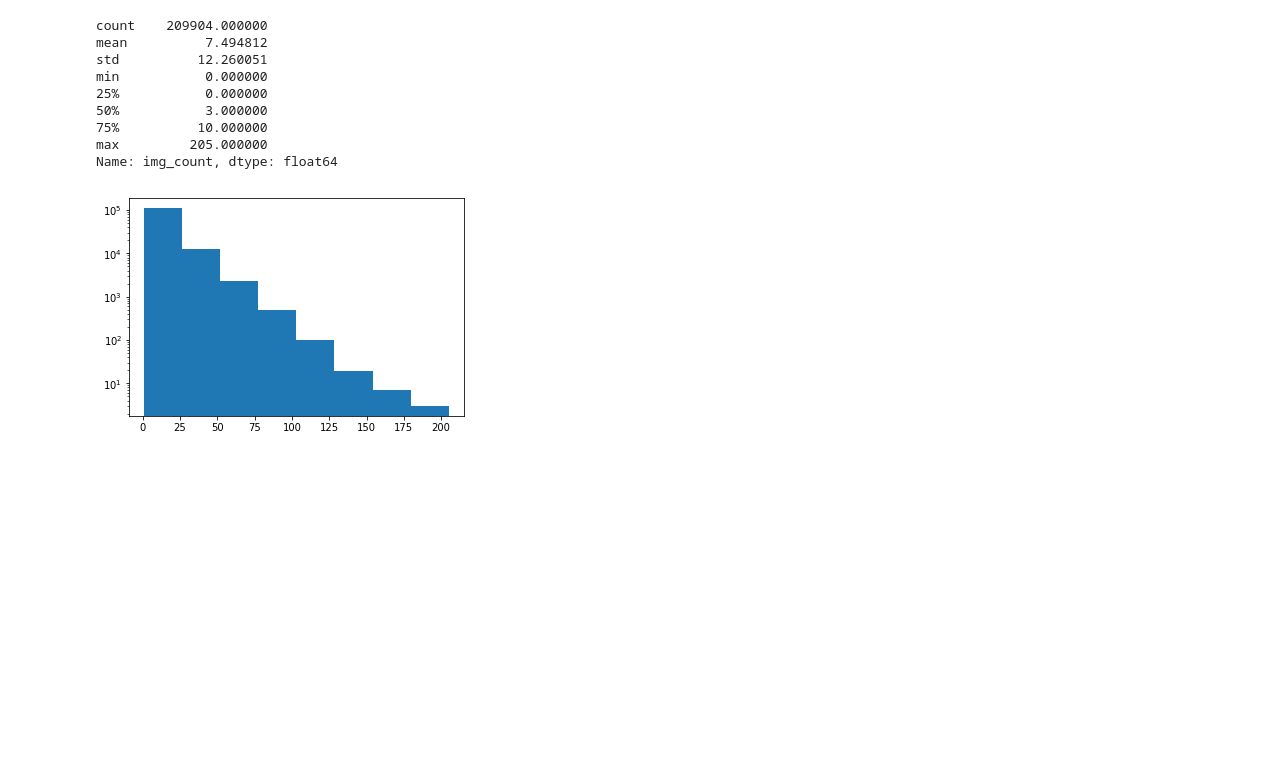
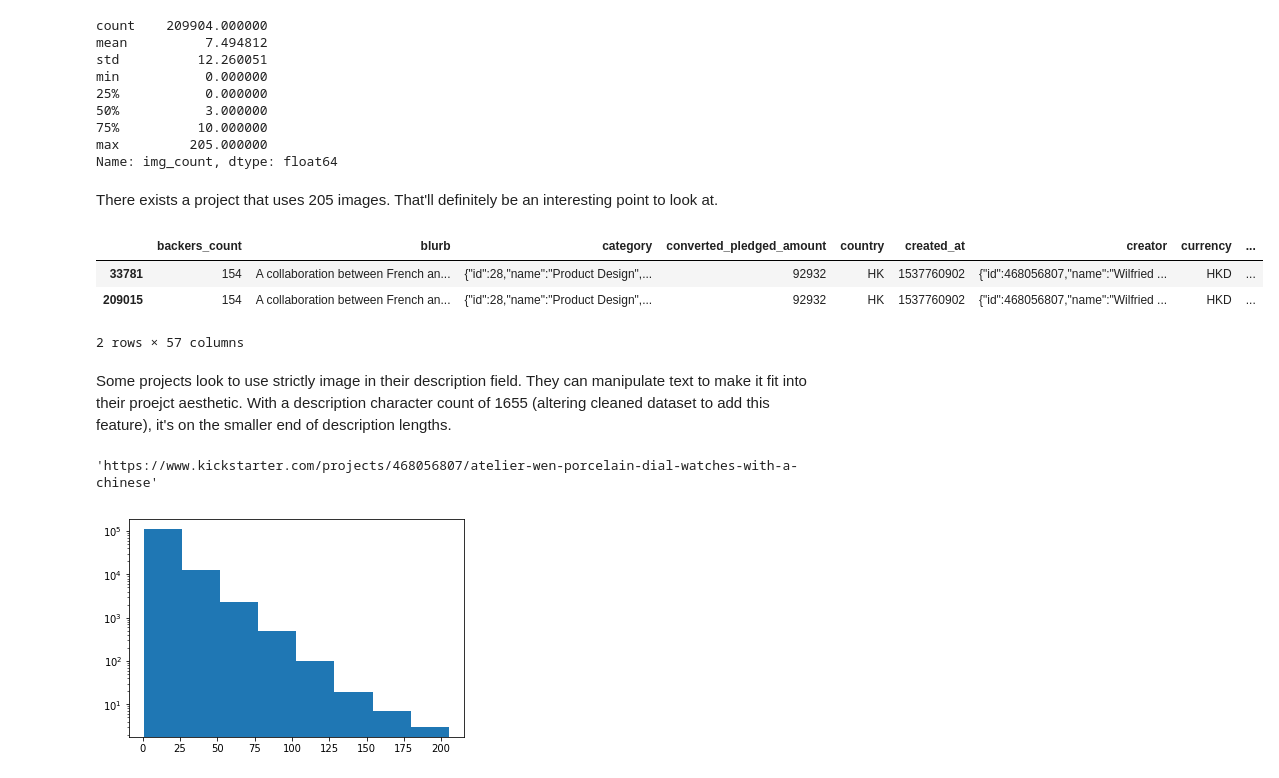
Before and after one commit to ohmgmatt/Springboard, a Jupyter notebook: capstone_one/Story.ipynb, the cells around one changed output. Cells and saved outputs as stored; diff of their text form; code cells hidden in the pictures; blank space fills up the shorter version.

Commit message:
Cleaning up text and markdown

```diff
--- a/capstone_one/Story.ipynb
+++ b/capstone_one/Story.ipynb
@@ -289,6 +322,21 @@ min           0.000000
 75%          10.000000
 max         205.000000
 Name: img_count, dtype: float64
+# %% [markdown]
+There exists a project that uses 205 images. That'll definitely be an interesting point to look at.
+# %%
+df[df['img_count'] == 205.00]
+# %% [output]
+|  | backers_count | blurb | category | converted_pledged_amount | country | created_at | creator | currency | ... |
+| 33781 | 154 | A collaboration between French an... | {"id":28,"name":"Product Design",... | 92932 | HK | 1537760902 | {"id":468056807,"name":"Wilfried ... | HKD | ... |
+| 209015 | 154 | A collaboration between French an... | {"id":28,"name":"Product Design",... | 92932 | HK | 1537760902 | {"id":468056807,"name":"Wilfried ... | HKD | ... |
+2 rows × 57 columns
+# %% [markdown]
+Some projects look to use strictly image in their description field. They can manipulate text to make it fit into their proejct aesthetic. With a description character count of 1655 (altering cleaned dataset to add this feature), it's on the smaller end of description lengths.
+# %%
+df[df['img_count'] == 205.00]['web_url'].loc[33781]
+# %% [output]
+'https://www.kickstarter.com/projects/468056807/atelier-wen-porcelain-dial-watches-with-a-chinese'
 # %%
 plt.hist(df[df['img_count'] > 0]['img_count'], log = True, bins = 8)
 plt.show()
```
Also changed, not shown: parts of 50 cells of this notebook.
